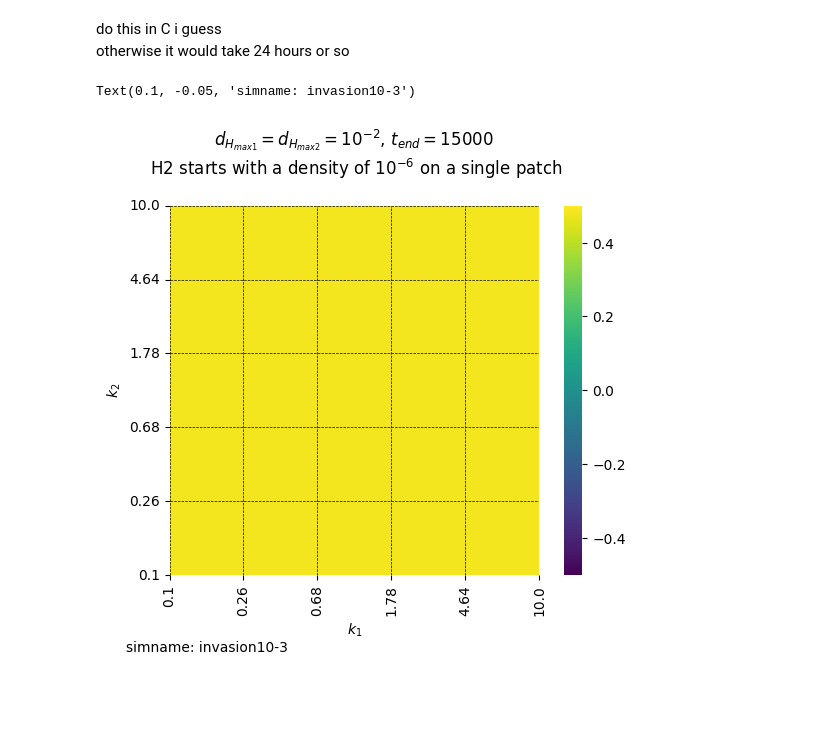
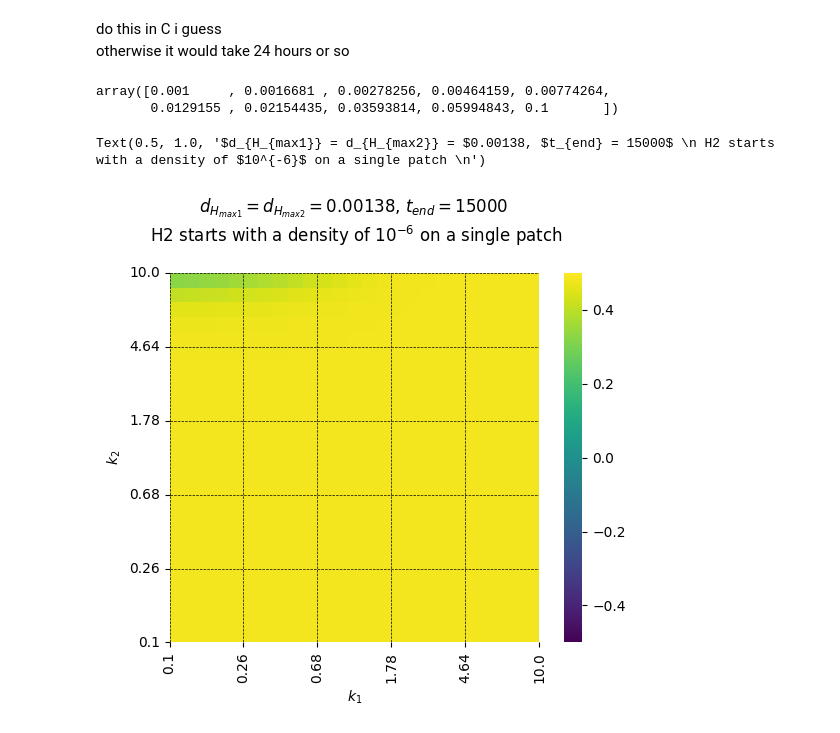
Before and after one commit to rbnmj/turingmodel, a Jupyter notebook: new.ipynb, the cells around one changed output. Drawn from its saved outputs; the diff is of its cells as text; code cells hidden in the pictures; blank space fills up the shorter version.

```diff
--- a/new.ipynb
+++ b/new.ipynb
@@ -878,20 +906,27 @@ Text(0, 0.5, 'percentage of scenarios with invasion')
 # %% [markdown]
 do this in C i guess
 otherwise it would take 24 hours or so
+# %%
+d_Hmax_range
+# %% [output]
+array([0.001     , 0.0016681 , 0.00278256, 0.00464159, 0.00774264,
+       0.0129155 , 0.02154435, 0.03593814, 0.05994843, 0.1       ])
 # %%
+nr = 7
+invasionsum = np.loadtxt("./data/invasionsum/invasion00359.csv", delimiter=",")
 ticks = []
 ticks = np.append(k_range, 10)
-ax1 = sns.heatmap(invasion[:,:,9], cmap="viridis", square = True, vmax=0.5, vmin=-0.5) #
+ax1 = sns.heatmap(invasionsum, cmap="viridis", square = True, vmax=0.5, vmin=-0.5) #
 ax1.set_xticks(np.linspace(0, len(k_range), 6))
 ax1.set_yticks(np.linspace(0, len(k_range), 6))
 ax1.invert_yaxis()
 ax1.set_xticklabels(np.round(ticks[::5], 2))
 ax1.set_yticklabels(np.round(ticks[::5], 2))
 plt.grid(color='black', linewidth=0.5, linestyle='--')
 plt.xlabel('$k_1$')
 plt.ylabel('$k_2$')
-plt.title('$d_{H_{max1}} = d_{H_{max2}} = 10^{-2}$, $t_{end} = 15000$ \n H2 starts with a density of $10^{-6}$ on a single patch \n')
-plt.figtext(0.1, -0.05, "simname: invasion10-3")
+plt.title('$d_{H_{max1}} = d_{H_{max2}} = $' + str(round(d_Hmax_range[nr], 5)) + ', $t_{end} = 15000$ \n H2 starts with a density of $10^{-6}$ on a single patch \n')
+# plt.figtext(0.1, -0.05, "simname: invasion10-3")
 # %% [output]
-Text(0.1, -0.05, 'simname: invasion10-3')
+Text(0.5, 1.0, '$d_{H_{max1}} = d_{H_{max2}} = $0.00138, $t_{end} = 15000$ \n H2 starts with a density of $10^{-6}$ on a single patch \n')
-[figure, old version]
+[figure, new version]
```
Also changed, not shown: parts of 11 cells of this notebook.
